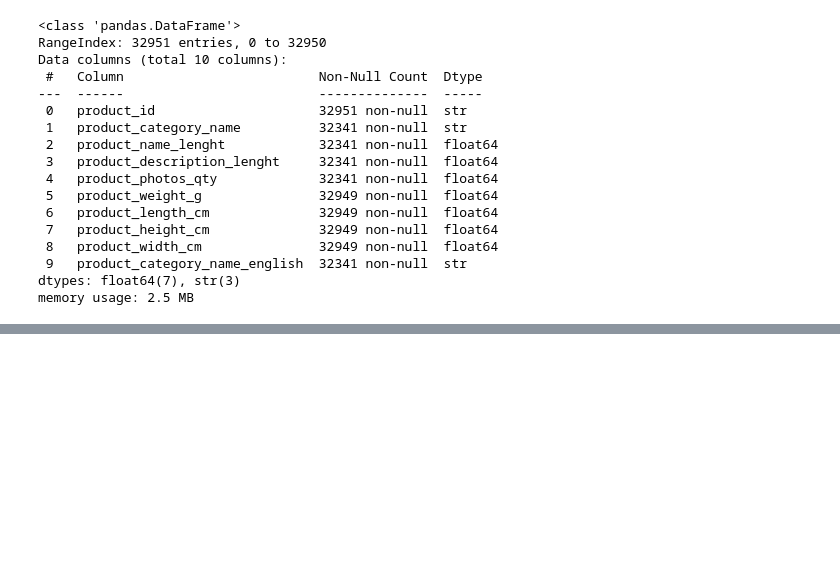
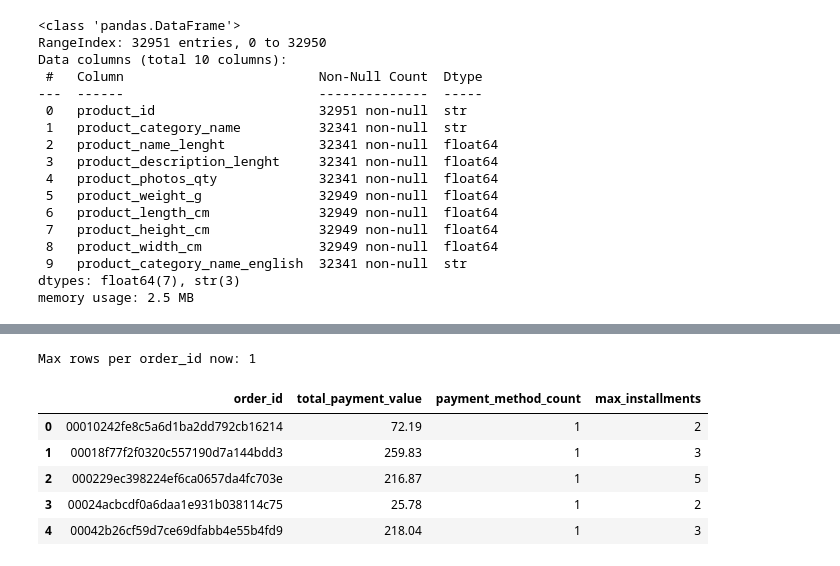
Before and after one commit to akulgarg7/ecommerce-analytics-project, a Jupyter notebook: notebooks/01_eda_and_cleaning.ipynb, the cells around one changed output, grey strips where cells are left out. Cells and saved outputs as stored; diff of their text form; code cells hidden in the pictures; blank space fills up the shorter version.

```diff
--- a/notebooks/01_eda_and_cleaning.ipynb
+++ b/notebooks/01_eda_and_cleaning.ipynb
@@ -339,0 +389,20 @@ products_english_df.to_csv(r'D:\ecommerce_analytics_project\data\processed\olist
+# %%
+# Squash the payments down to one row per order
+payments_grouped = payments_df.groupby('order_id').agg(
+    total_payment_value=('payment_value', 'sum'),      # Add up all the money they paid
+    payment_method_count=('payment_sequential', 'max'), # Find out how many different methods they used
+    max_installments=('payment_installments', 'max')   # Find the longest installment plan they chose
+).reset_index()
+# %%
+print("Max rows per order_id now:", payments_grouped['order_id'].value_counts().max())
+# %% [output]
+Max rows per order_id now: 1
+# %%
+payments_grouped.head()
+# %% [output]
+|  | order_id | total_payment_value | payment_method_count | max_installments |
+| 0 | 00010242fe8c5a6d1ba2dd792cb16214 | 72.19 | 1 | 2 |
+| 1 | 00018f77f2f0320c557190d7a144bdd3 | 259.83 | 1 | 3 |
+| 2 | 000229ec398224ef6ca0657da4fc703e | 216.87 | 1 | 5 |
+| 3 | 00024acbcdf0a6daa1e931b038114c75 | 25.78 | 1 | 2 |
+| 4 | 00042b26cf59d7ce69dfabb4e55b4fd9 | 218.04 | 1 | 3 |
```
Also changed, not shown: parts of 9 cells of this notebook.
